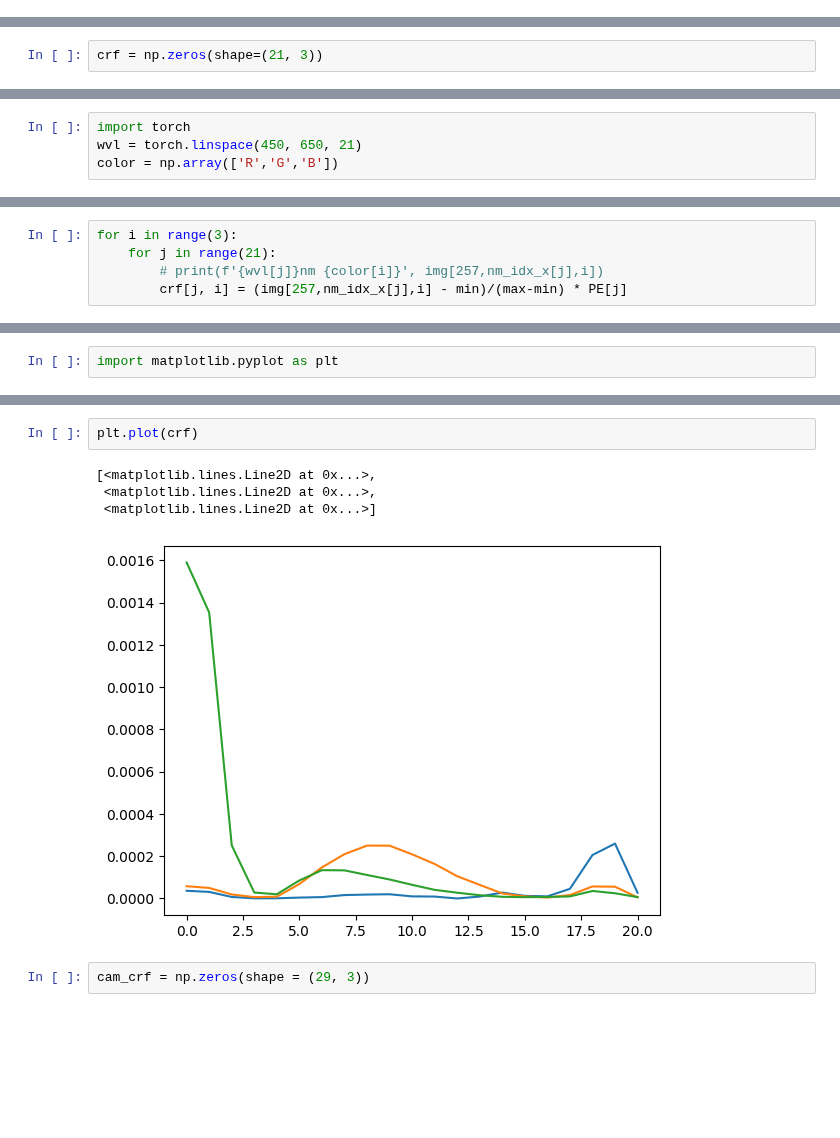
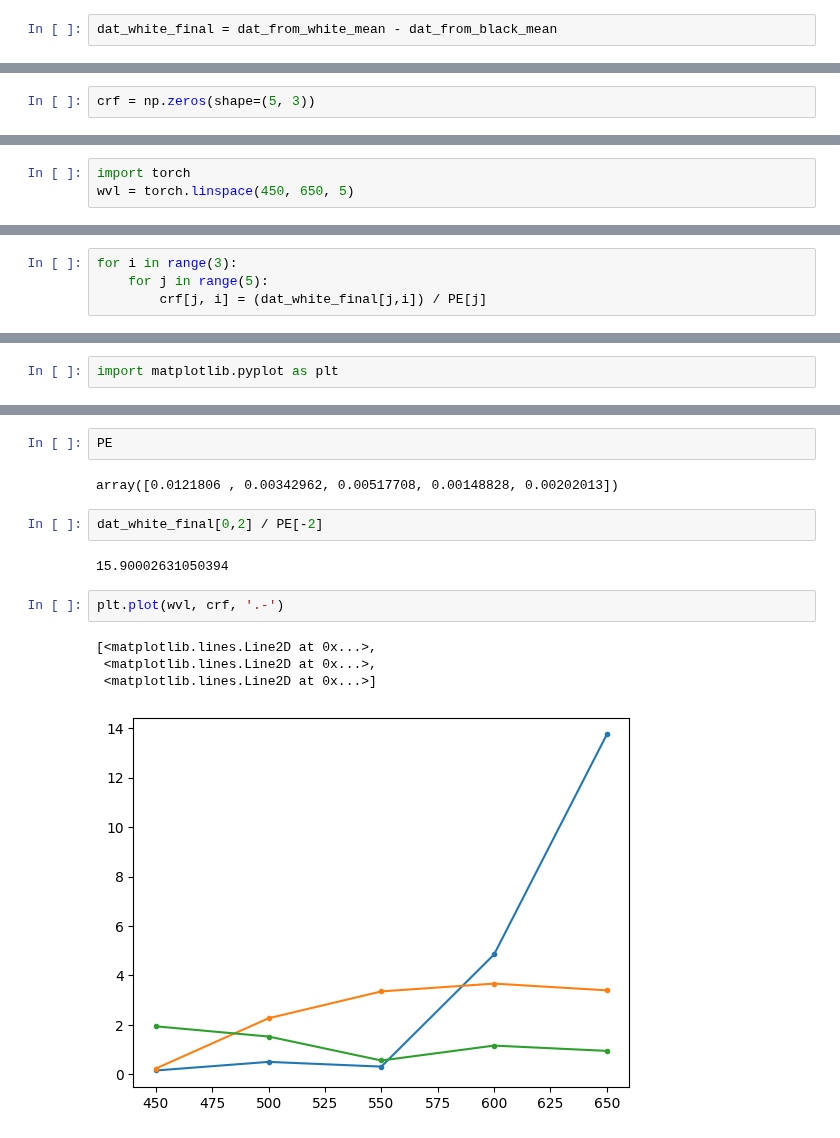
Before and after one commit to shshin1210/DSL, a Jupyter notebook: calibration/cam_response_ftn.ipynb, the cells around one changed output, grey strips where cells are left out. Cells and saved outputs as stored; diff of their text form; blank space fills up the shorter version.

```diff
--- a/calibration/cam_response_ftn.ipynb
+++ b/calibration/cam_response_ftn.ipynb
@@ -93,0 +73,2 @@ array([ 36,  39, 250], dtype=uint8)
+# %%
+dat_white_final = dat_from_white_mean - dat_from_black_mean
@@ -94,2 +88,2 @@ array([ 36,  39, 250], dtype=uint8)
 # %%
-crf = np.zeros(shape=(21, 3))
+crf = np.zeros(shape=(5, 3))
@@ -106,7 +90,6 @@ nm_idx_x.shape
 # %%
 import torch
-wvl = torch.linspace(450, 650, 21)
-color = np.array(['R','G','B'])
+wvl = torch.linspace(450, 650, 5)
 # %%
 wvl
 # %% [output]
@@ -120,8 +97,7 @@ max, min
 # %%
 for i in range(3):
-    for j in range(21):
-        # print(f'{wvl[j]}nm {color[i]}', img[257,nm_idx_x[j],i])
-        crf[j, i] = (img[257,nm_idx_x[j],i] - min)/(max-min) * PE[j]
+    for j in range(5):
+        crf[j, i] = (dat_white_final[j,i]) / PE[j]
 # %%
 crf.shape
 # %% [output]
@@ -131,9 +115,15 @@ import matplotlib.pyplot as plt
+# %%
+PE
+# %% [output]
+array([0.0121806 , 0.00342962, 0.00517708, 0.00148828, 0.00202013])
+# %%
+dat_white_final[0,2] / PE[-2]
+# %% [output]
+15.90002631050394
 # %%
-plt.plot(crf)
+plt.plot(wvl, crf, '.-')
 # %% [output]
 [<matplotlib.lines.Line2D at 0x...>,
  <matplotlib.lines.Line2D at 0x...>,
  <matplotlib.lines.Line2D at 0x...>]
-[figure, old version]
+[figure, new version]
-# %%
-cam_crf = np.zeros(shape = (29, 3))
```
Also changed, not shown: parts of 36 cells of this notebook, 1 other file.
